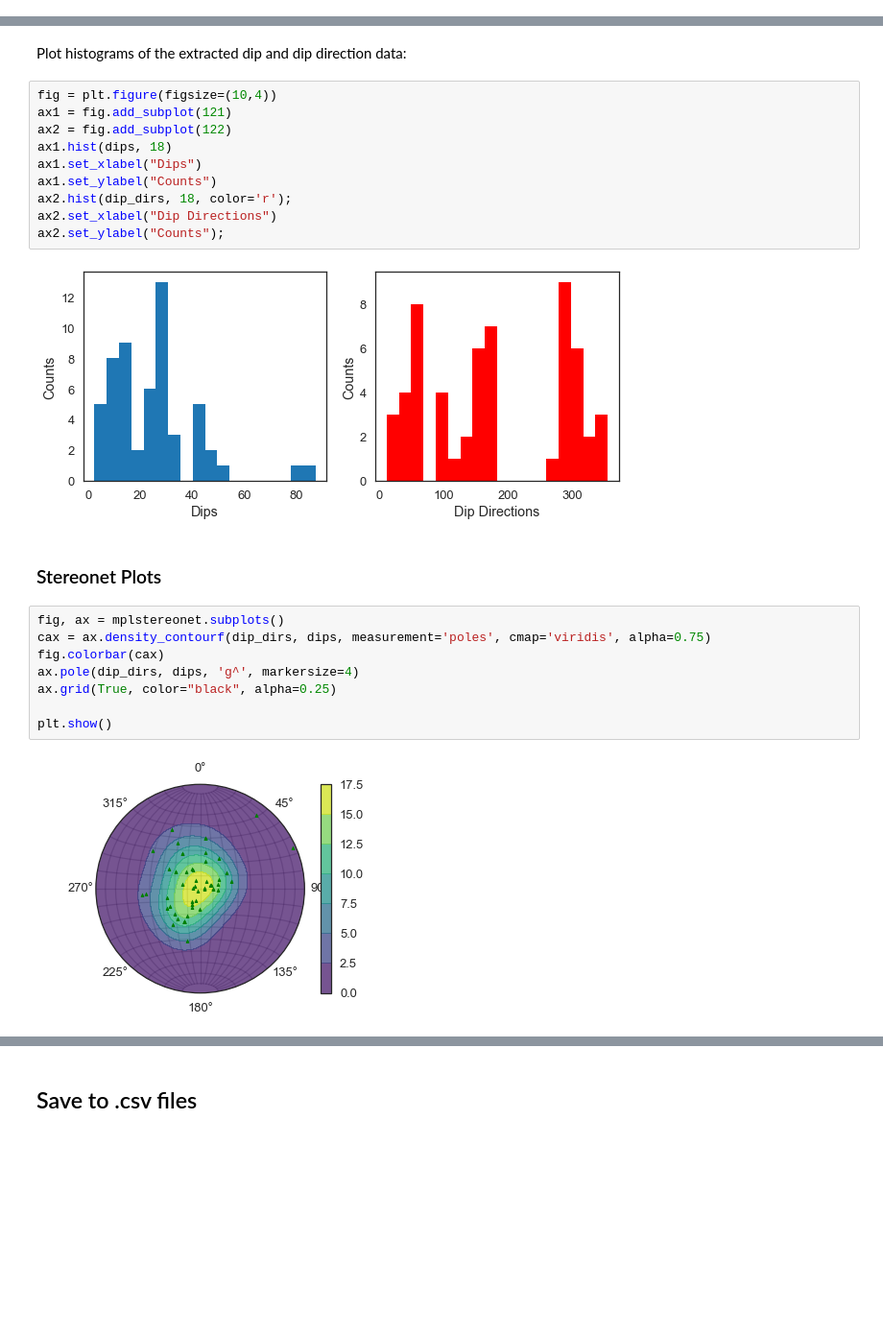
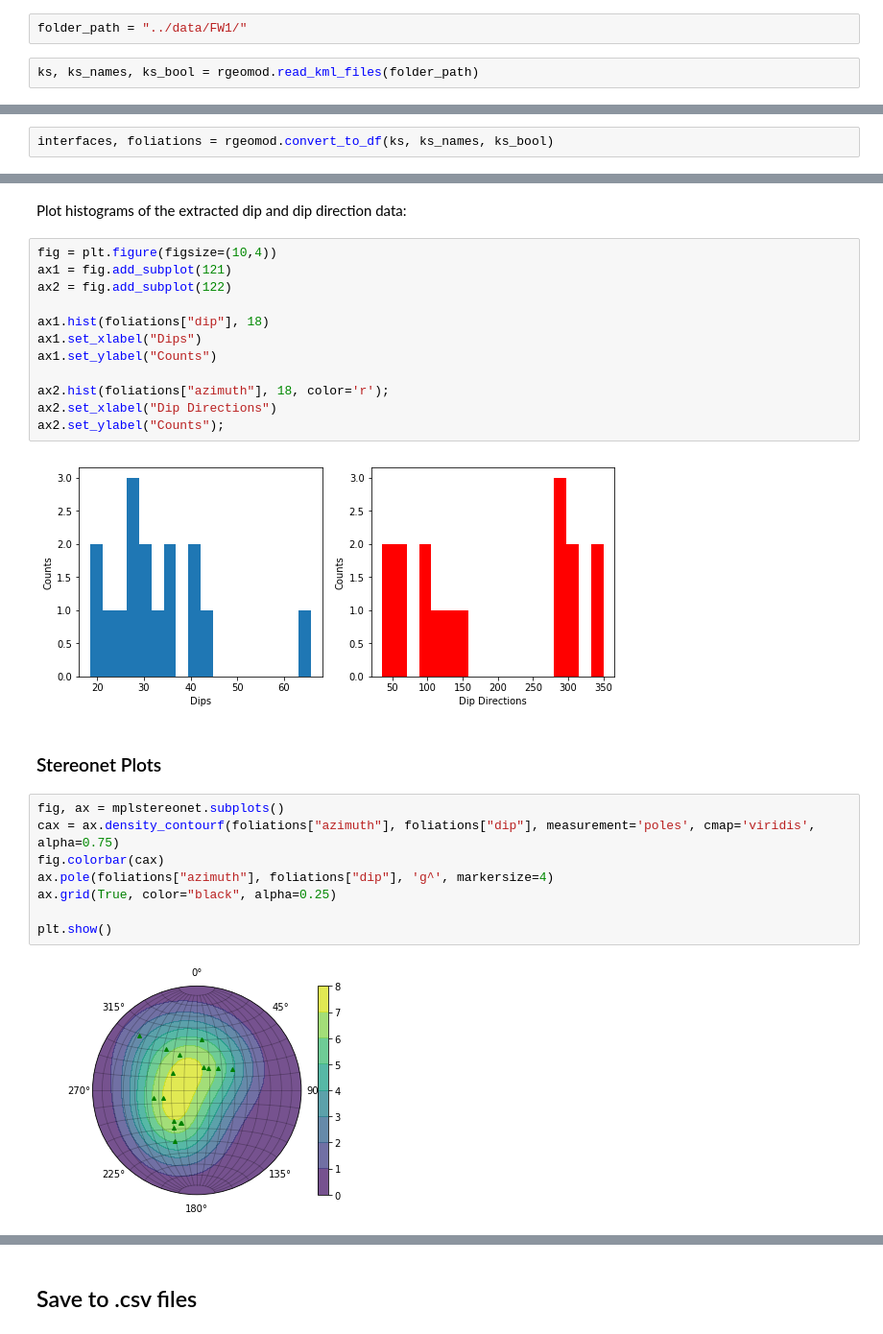
Before and after one commit to cgre-aachen/remote-geomod, a Jupyter notebook: notebooks/workflow.ipynb, the cells around one changed output, grey strips where cells are left out. Shown at 96% size. Saved outputs shown, nothing was run; the diff lists cells and outputs as text; blank space fills up the shorter version.

```diff
--- a/notebooks/workflow.ipynb
+++ b/notebooks/workflow.ipynb
@@ -94,0 +21,4 @@ for k in ks:
+# %%
+folder_path = "../data/FW1/"
+# %%
+ks, ks_names, ks_bool = rgeomod.read_kml_files(folder_path)
@@ -112,0 +75,2 @@ for k in ks:
+# %%
+interfaces, foliations = rgeomod.convert_to_df(ks, ks_names, ks_bool)
@@ -165,26 +117,28 @@ Plot histograms of the extracted dip and dip direction data:
 fig = plt.figure(figsize=(10,4))
 ax1 = fig.add_subplot(121)
 ax2 = fig.add_subplot(122)
-ax1.hist(dips, 18)
+
+ax1.hist(foliations["dip"], 18)
 ax1.set_xlabel("Dips")
 ax1.set_ylabel("Counts")
-ax2.hist(dip_dirs, 18, color='r');
+
+ax2.hist(foliations["azimuth"], 18, color='r');
 ax2.set_xlabel("Dip Directions")
 ax2.set_ylabel("Counts");
 # %% [output]
-[figure, old version]
+[figure, new version]
 # %% [markdown]
 ### Stereonet Plots
 # %%
 fig, ax = mplstereonet.subplots()
-cax = ax.density_contourf(dip_dirs, dips, measurement='poles', cmap='viridis', alpha=0.75)
+cax = ax.density_contourf(foliations["azimuth"], foliations["dip"], measurement='poles', cmap='viridis', alpha=0.75)
 fig.colorbar(cax)
-ax.pole(dip_dirs, dips, 'g^', markersize=4)
+ax.pole(foliations["azimuth"], foliations["dip"], 'g^', markersize=4)
 ax.grid(True, color="black", alpha=0.25)
 
 plt.show()
 # %% [output]
-[figure, old version]
+[figure, new version]
 # %%
 fig = plt.figure()
 ax = fig.add_subplot(111, projection='stereonet')
```
Also changed, not shown: parts of 50 cells of this notebook, 9 other files.
